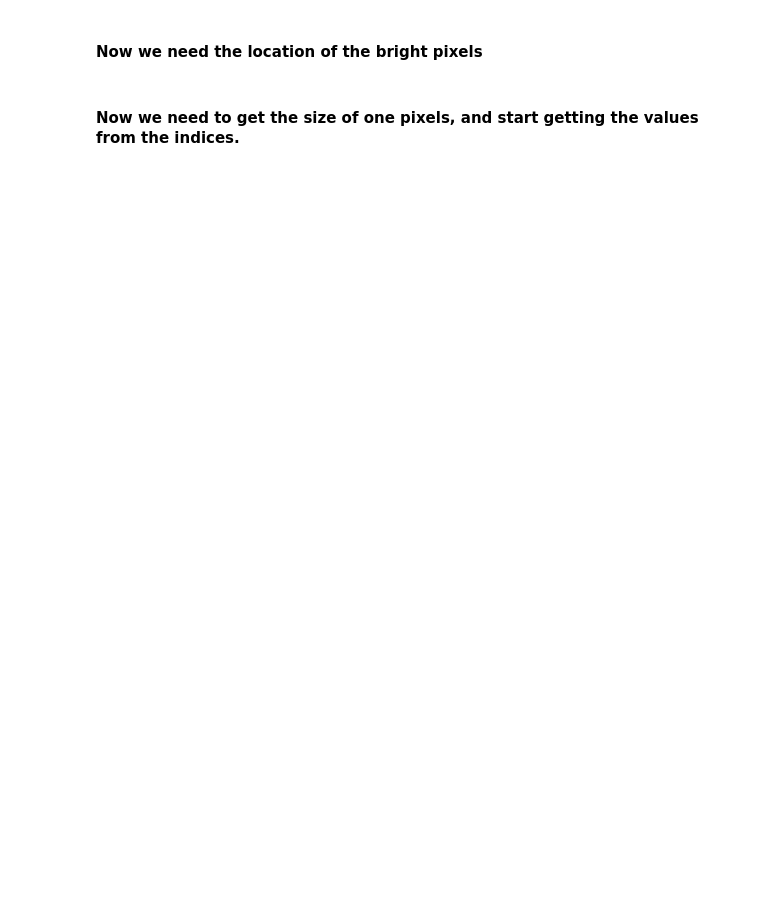
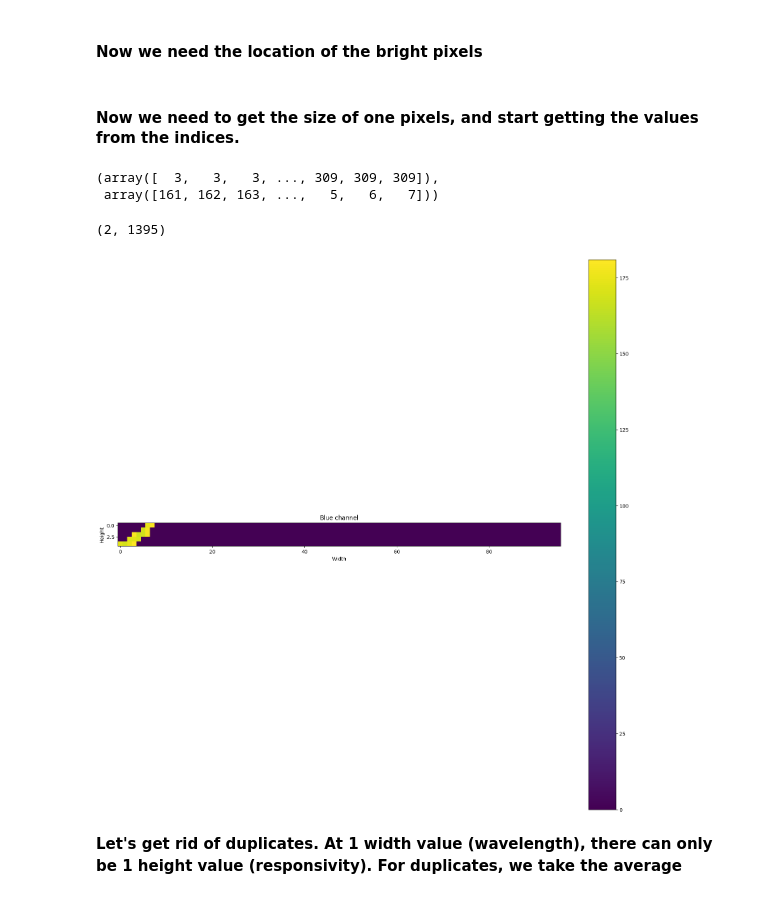
Before and after one commit to KaushalTimilsina/ResearchProject, a Jupyter notebook: Integration.ipynb, the cells around one changed output. Drawn from its saved outputs; the diff is of its cells as text; code cells hidden in the pictures; blank space fills up the shorter version.

```diff
--- a/Integration.ipynb
+++ b/Integration.ipynb
@@ -4102,3 +4195,36 @@ plt.show()
 responsivity_PI640_BLUE_array_fit_substracted_curve = np.where(responsivity_PI640_BLUE_array_fit_substracted!=0)
 # %% [markdown]
 #### Now we need to get the size of one pixels, and start getting the values from the indices.
+# %%
+responsivity_PI640_BLUE_array_fit_substracted_curve
+# The first array is height
+# Second array is width
+# As usual
+# %% [output]
+(array([  3,   3,   3, ..., 309, 309, 309]),
+ array([161, 162, 163, ...,   5,   6,   7]))
+# %%
+np.shape(responsivity_PI640_BLUE_array_fit_substracted_curve)
+# %% [output]
+(2, 1395)
+# %%
+# Let's zoom and see if the curve is 1 pixel thick or more
+fig, ax = plt.subplots(figsize=(20, 20))
+
+# Display the image
+im = ax.imshow(responsivity_PI640_BLUE_array_fit_substracted[305:312, 4:100], cmap='viridis')
+
+# Add colorbar
+cbar = plt.colorbar(im)
+
+# Add labels and title
+ax.set_xlabel('Width')
+ax.set_ylabel('Height')
+ax.set_title('Blue channel')
+
+# Show the plot
+plt.show()
+# %% [output]
+[figure, added]
+# %% [markdown]
+**Let's get rid of duplicates. At 1 width value (wavelength), there can only be 1 height value (responsivity). For duplicates, we take the average**
```
Also changed, not shown: parts of 27 cells of this notebook.
